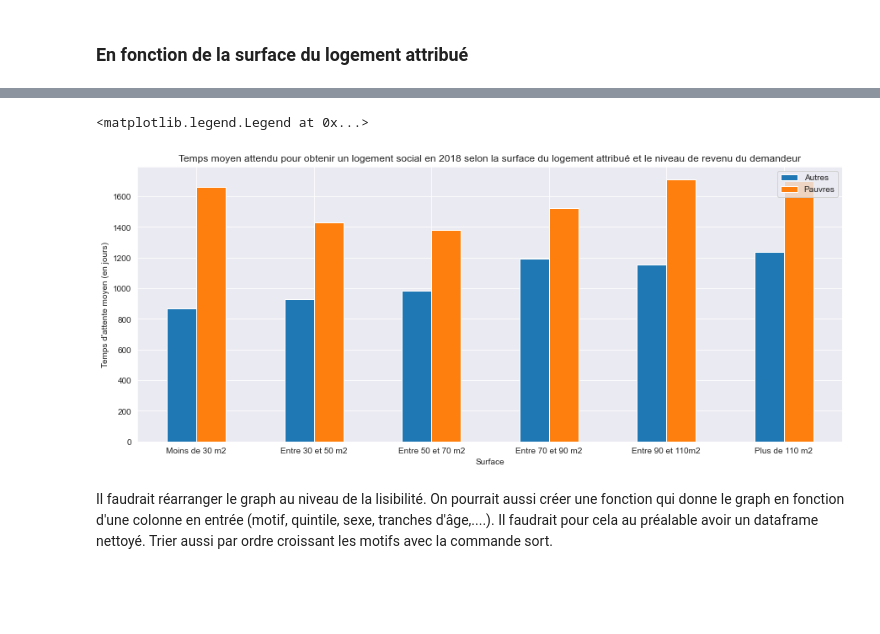
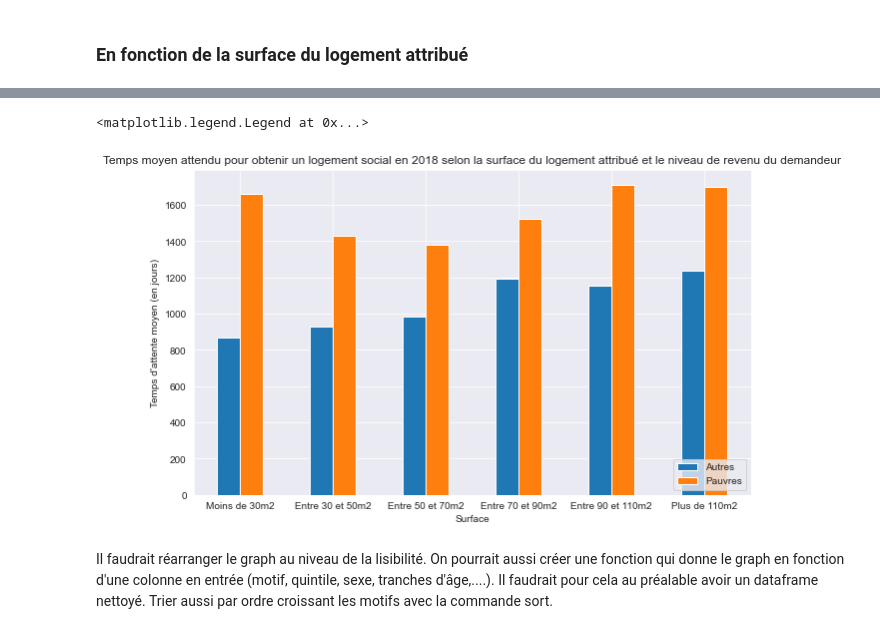
Before and after one commit to cmllbll/Social-Housing-in-France, a Jupyter notebook: Temps d'attente.ipynb, the cells around one changed output, grey strips where cells are left out. Drawn from its saved outputs; the diff is of its cells as text; code cells hidden in the pictures; blank space fills up the shorter version.

Commit message:
Temps d'attente

```diff
--- a/Temps d'attente.ipynb
+++ b/Temps d'attente.ipynb
@@ -639,4 +639,6 @@ See the caveats in the documentation: https://pandas.pydata.org/pandas-docs/stab
 # %%
+pauvres = dfd1[dfd1['Catégorie']== 'Pauvres']
+autres = dfd1[dfd1['Catégorie']== 'Autres']
 attentep=pauvres[[ "Surface", "Temps attente"]]
 dfplotp = attentep.groupby('Surface').mean()
 dfplotp['Temps attente'] = dfplotp['Temps attente'].values.astype(np.int64)
@@ -648,16 +650,16 @@ dfplota.reset_index(inplace=True)
 # %%
 dfplotp['Key'] = 'Pauvres'
 dfplota['Key'] = 'Autres'
 
 DF = pd.concat([dfplotp,dfplota],keys=['Pauvres','Autres'])
 
 DFGroup = DF.groupby(['Surface','Key'])
 
-DFGPlot = DFGroup.sum().unstack('Key').plot(kind='bar', ylabel='Temps d\'attente moyen (en jours)', title='Temps moyen attendu pour obtenir un logement social en 2018 selon la surface du logement attribué et le niveau de revenu du demandeur', figsize=(15,6), rot=0)
-plt.legend(['Autres', 'Pauvres'], loc='upper right')
+DFGPlot = DFGroup.sum().unstack('Key').plot(kind='bar', ylabel='Temps d\'attente moyen (en jours)', title='Temps moyen attendu pour obtenir un logement social en 2018 selon la surface du logement attribué et le niveau de revenu du demandeur', figsize=(10,6), rot=0)
+plt.legend(['Autres', 'Pauvres'], loc='lower right')
 # %% [output]
 <matplotlib.legend.Legend at 0x...>
-[figure, old version]
+[figure, new version]
 # %%
 DFGPlot.figure.savefig('Temps d\'attente_Surface.pdf')
 # %% [markdown]
```
Also changed, not shown: parts of 1 cell of this notebook, 4 other files.
